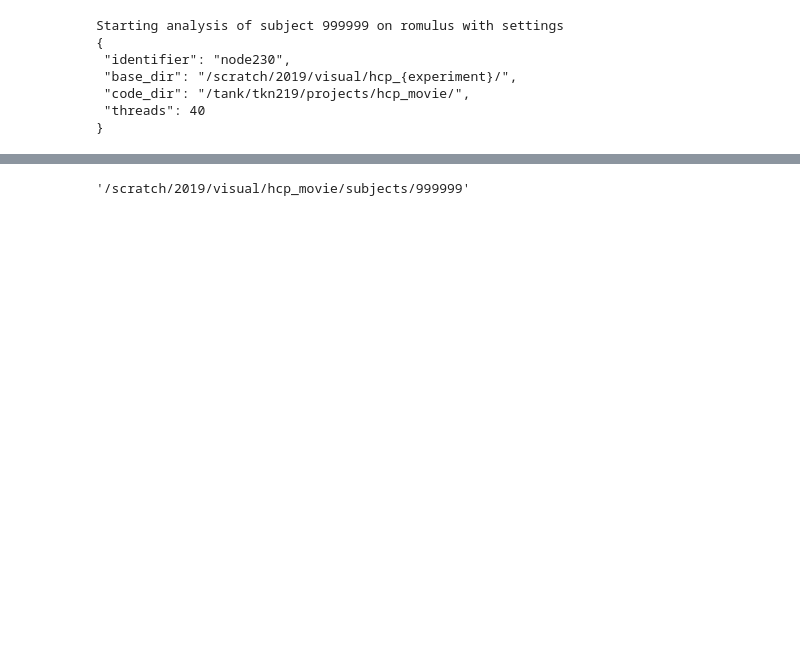
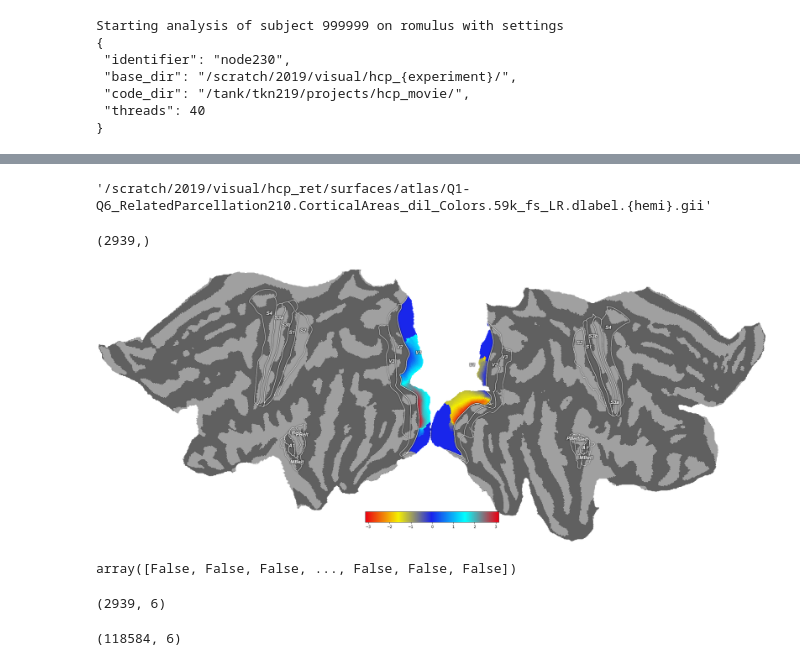
Before and after one commit to RonvdKlundert/cfdn, a Jupyter notebook: notebooks/hcp_practice.ipynb, the cells around one changed output, grey strips where cells are left out. Cells and saved outputs as stored; diff of their text form; code cells hidden in the pictures; blank space fills up the shorter version.

```diff
--- a/notebooks/hcp_practice.ipynb
+++ b/notebooks/hcp_practice.ipynb
@@ -42,4 +258,42 @@ mydat[1].shape
 # %%
+ab.atlas_label_filename
 ab.
 # %% [output]
-'/scratch/2019/visual/hcp_movie/subjects/999999'
+'/scratch/2019/visual/hcp_ret/surfaces/atlas/Q1-Q6_RelatedParcellation210.CorticalAreas_dil_Colors.59k_fs_LR.dlabel.{hemi}.gii'
+# %%
+roi_index_dict = {
+    # somatosensory:
+    'CS1_4': 8, 'CS2_3a': 53, 'CS3_3b': 9, 'CS4_1': 51, 'CS5_2': 52,
+    # auditory:
+    'A1': 24, 'PBelt': 124, 'MBelt': 173, 'LBelt': 174, '52': 103, 'RI': 104,
+    # low-level visual:
+    'V1': 1, 'V2': 4, 'V3': 5,
+    # mid-level and high-level visual:
+    'V3A': 13, 'V3B': 19, 'IPS1': 17, 'LIPv': 48, 'LIPd': 95,
+    'VIP': 49, 'FEF': 10, 'MST': 2, 'MT': 23, 'LO1': 20, 'LO2': 21, 'LO3': 159
+    }
+
+atlas_data = np.concatenate([load_surf_data(
+        os.path.join('/tank/klundert/content/data/atlas', f'Q1-Q6_RelatedParcellation210.CorticalAreas_dil_Colors.59k_fs_LR.dlabel.{hemi}.gii'))
+         for hemi in ['L', 'R']])
+atlas_data_both_hemis = np.mod(atlas_data, 180)
+# %%
+boolmask = atlas_data_both_hemis == roi_index_dict['V1']
+boolmask.sum()
+V1_params[:,3].shape
+# %% [output]
+(2939,)
+# %%
+np.array(what['prf_iterative_parameters']['v1_L']).shape
+1430 + 1509
+
+V1_params = np.concatenate([np.array(what['prf_iterative_parameters']['v1_L']), np.array(what['prf_iterative_parameters']['v1_R'])])
+# %%
+prfecc = np.zeros(get_cortex(data.T).mean(axis=1).shape)
+prfecc[:] = np.nan
+prfecc[boolmask] = angle(V1_params[:,0], V1_params[:,1])
+prfecc[~V1_mask] = np.nan
+# %%
+cx.quickshow(cx.Vertex(prfecc, subject='hcp_999999', cmap='Retinotopy_RYBCR', vmin = -np.pi, vmax=np.pi), with_curvature=True);
+# %% [output]
+[figure, added]
@@ -45,0 +322,16 @@ ab.
+# %%
+ab.prf_ecc_threshold
+ab.prf_rsq_threshold
+# %% [output]
+array([False, False, False, ..., False, False, False])
+# %%
+prfecc = np.zeros(get_cortex(data.T).mean(axis=1).shape)
+prfecc[:] = np.nan
+prfecc[boolmask] = angle(V1_params[:,0], V1_params[:,1])
+prfecc[~V1_mask] = np.nan
+# %% [output]
+(2939, 6)
+# %%
+V1_params_full.shape
+# %% [output]
+(118584, 6)
```
Also changed, not shown: parts of 53 cells of this notebook, 13 other files.
